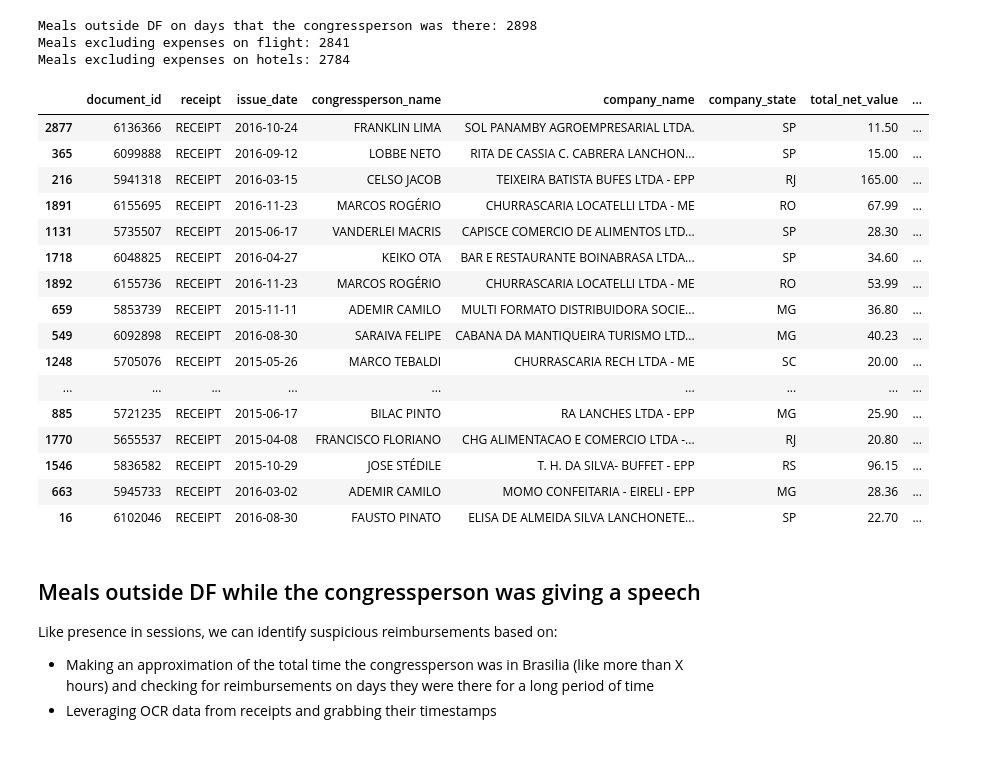
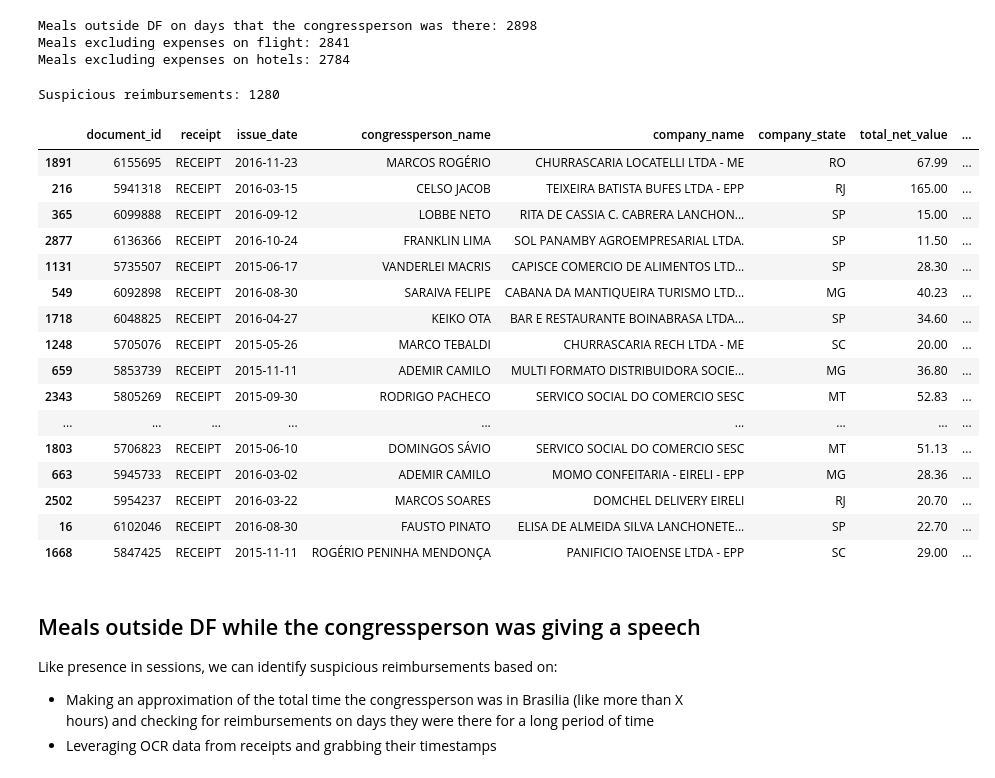
Before and after one commit to okfn-brasil/serenata-de-amor, a Jupyter notebook: develop/2017-05-29-fgrehm-analysis-on-meals-based-on-presence-information.ipynb, the cells around one changed output. Cells and saved outputs as stored; diff of their text form; code cells hidden in the pictures.

```diff
--- a/develop/2017-05-29-fgrehm-analysis-on-meals-based-on-presence-information.ipynb
+++ b/develop/2017-05-29-fgrehm-analysis-on-meals-based-on-presence-information.ipynb
@@ -90,8 +90,8 @@ Meals with known company state: 60620
 texts = pd.read_csv('../data/2017-02-15-receipts-texts.xz', dtype={'text': np.str}, low_memory=False)
 texts['text'] = texts.text.str.upper()
 
-meals_with_ts = texts.merge(meals[['document_id']], on='document_id')
-print("Meals with OCR:", len(meals_with_ts))
+meals_with_ocr = texts.merge(meals[['document_id']], on='document_id')
+print("Meals with OCR:", len(meals_with_ocr))
 # %% [output]
 Meals with OCR: 55615
 # %%
@@ -130,7 +155,8 @@ meals = meals[[
     'total_net_value',
     'company_name',
     'company_state',
-    'timestamps'
+    'timestamps',
+    'receipt_dates'
 ]]
 # %% [markdown]
 ## Meals outside DF while the congressperson was present in a session
@@ -149,7 +175,7 @@ print("Session records:", len(sessions))
 
 presences = pd.read_csv('../data/2017-04-19-presences.xz', low_memory=False)
 presences['date'] = pd.to_datetime(presences['date'], format="%Y-%m-%dT%H:%M:%S").dt.date
-presences.sort_values('date', ascending=False)
+presences.sort_values('date', ascending=False, inplace=True)
 print("Presence records:", len(presences))
 
 presences = presences.query('presence == "Present"')
@@ -208,7 +234,7 @@ Meals excluding expenses on flight: 2841
 Meals excluding expenses on hotels: 2784
 # %%
 def score(meal):
-    return score_by_time(meal) + score_by_ts(meal)
+    return score_by_time(meal) + score_by_ts(meal) - penalty_by_date(meal)
 
 def score_by_time(meal):
     if meal.total_sessions > 1:
@@ -228,42 +254,72 @@ def score_by_ts(meal):
             occurences += 1
     return occurences * 10
 
+def penalty_by_date(meal):
+    if meal.receipt_dates == '':
+        return 0
+
+    bad_occurences = 0
+    for dt in meal.receipt_dates:
+        if dt == None:
+            continue
+        if dt != meal.issue_date:
+            bad_occurences += 1
+    return bad_occurences * 2
+
+def period_in_df(meal):
+    url = (
+        'http://www.camara.leg.br/SitCamaraWS/sessoesreunioes.asmx/ListarPresencasDia?'
+        'data={}&numMatriculaParlamentar={}&siglaPartido=&siglaUF='
+    ).format(
+        meal.issue_date.strftime('%d/%m/%Y'),
+        int(meal.congressperson_document)
+    )
+    return '<a href="{}" target="_blank">{} - {}</a>'.format(
+        url,
+        meal.first_session_at.strftime('%H:%M:%S'),
+        meal.last_session_at.strftime('%H:%M:%S')
+    )
+
 suspects = meals_outside_df_while_in_df.copy()
 suspects.timestamps.fillna('', inplace=True)
+suspects.receipt_dates.fillna('', inplace=True)
 suspects['score'] = suspects.apply(score, axis='columns')
+suspects['period_in_df'] = suspects.apply(period_in_df, axis='columns')
+# suspects.query('score > 0').sort_values('score', ascending=False)
 suspects = suspects.query('score > 0').sort_values('score', ascending=False)
 print("Suspicious reimbursements:", len(suspects))
+# %% [output]
+Suspicious reimbursements: 1280
 # %%
 report(suspects.head(50), [
     'document_id',
     'receipt',
     'issue_date',
     'congressperson_name',
     'company_name',
     'company_state',
     'total_net_value',
     'score',
-    'first_session_at',
-    'last_session_at',
+    'period_in_df',
 ])
 # %% [output]
 |  | document_id | receipt | issue_date | congressperson_name | company_name | company_state | total_net_value | ... |
+| 1891 | 6155695 | RECEIPT | 2016-11-23 | MARCOS ROGÉRIO | CHURRASCARIA LOCATELLI LTDA - ME | RO | 67.99 | ... |
+| 216 | 5941318 | RECEIPT | 2016-03-15 | CELSO JACOB | TEIXEIRA BATISTA BUFES LTDA - EPP | RJ | 165.00 | ... |
+| 365 | 6099888 | RECEIPT | 2016-09-12 | LOBBE NETO | RITA DE CASSIA C. CABRERA LANCHON... | SP | 15.00 | ... |
 | 2877 | 6136366 | RECEIPT | 2016-10-24 | FRANKLIN LIMA | SOL PANAMBY AGROEMPRESARIAL LTDA. | SP | 11.50 | ... |
-| 365 | 6099888 | RECEIPT | 2016-09-12 | LOBBE NETO | RITA DE CASSIA C. CABRERA LANCHON... | SP | 15.00 | ... |
-| 216 | 5941318 | RECEIPT | 2016-03-15 | CELSO JACOB | TEIXEIRA BATISTA BUFES LTDA - EPP | RJ | 165.00 | ... |
-| 1891 | 6155695 | RECEIPT | 2016-11-23 | MARCOS ROGÉRIO | CHURRASCARIA LOCATELLI LTDA - ME | RO | 67.99 | ... |
 | 1131 | 5735507 | RECEIPT | 2015-06-17 | VANDERLEI MACRIS | CAPISCE COMERCIO DE ALIMENTOS LTD... | SP | 28.30 | ... |
+| 549 | 6092898 | RECEIPT | 2016-08-30 | SARAIVA FELIPE | CABANA DA MANTIQUEIRA TURISMO LTD... | MG | 40.23 | ... |
 | 1718 | 6048825 | RECEIPT | 2016-04-27 | KEIKO OTA | BAR E RESTAURANTE BOINABRASA LTDA... | SP | 34.60 | ... |
-| 1892 | 6155736 | RECEIPT | 2016-11-23 | MARCOS ROGÉRIO | CHURRASCARIA LOCATELLI LTDA - ME | RO | 53.99 | ... |
+| 1248 | 5705076 | RECEIPT | 2015-05-26 | MARCO TEBALDI | CHURRASCARIA RECH LTDA - ME | SC | 20.00 | ... |
 | 659 | 5853739 | RECEIPT | 2015-11-11 | ADEMIR CAMILO | MULTI FORMATO DISTRIBUIDORA SOCIE... | MG | 36.80 | ... |
-| 549 | 6092898 | RECEIPT | 2016-08-30 | SARAIVA FELIPE | CABANA DA MANTIQUEIRA TURISMO LTD... | MG | 40.23 | ... |
-| 1248 | 5705076 | RECEIPT | 2015-05-26 | MARCO TEBALDI | CHURRASCARIA RECH LTDA - ME | SC | 20.00 | ... |
+| 2343 | 5805269 | RECEIPT | 2015-09-30 | RODRIGO PACHECO | SERVICO SOCIAL DO COMERCIO SESC | MT | 52.83 | ... |
 | ... | ... | ... | ... | ... | ... | ... | ... | ... |
-| 885 | 5721235 | RECEIPT | 2015-06-17 | BILAC PINTO | RA LANCHES LTDA - EPP | MG | 25.90 | ... |
-| 1770 | 5655537 | RECEIPT | 2015-04-08 | FRANCISCO FLORIANO | CHG ALIMENTACAO E COMERCIO LTDA -... | RJ | 20.80 | ... |
-| 1546 | 5836582 | RECEIPT | 2015-10-29 | JOSE STÉDILE | T. H. DA SILVA- BUFFET - EPP | RS | 96.15 | ... |
+| 1803 | 5706823 | RECEIPT | 2015-06-10 | DOMINGOS SÁVIO | SERVICO SOCIAL DO COMERCIO SESC | MT | 51.13 | ... |
 | 663 | 5945733 | RECEIPT | 2016-03-02 | ADEMIR CAMILO | MOMO CONFEITARIA - EIRELI - EPP | MG | 28.36 | ... |
+| 2502 | 5954237 | RECEIPT | 2016-03-22 | MARCOS SOARES | DOMCHEL DELIVERY EIRELI | RJ | 20.70 | ... |
 | 16 | 6102046 | RECEIPT | 2016-08-30 | FAUSTO PINATO | ELISA DE ALMEIDA SILVA LANCHONETE... | SP | 22.70 | ... |
+| 1668 | 5847425 | RECEIPT | 2015-11-11 | ROGÉRIO PENINHA MENDONÇA | PANIFICIO TAIOENSE LTDA - EPP | SC | 29.00 | ... |
 # %% [markdown]
 ## Meals outside DF while the congressperson was giving a speech
 
```
Also changed, not shown: parts of 10 cells of this notebook, 2 other files.
